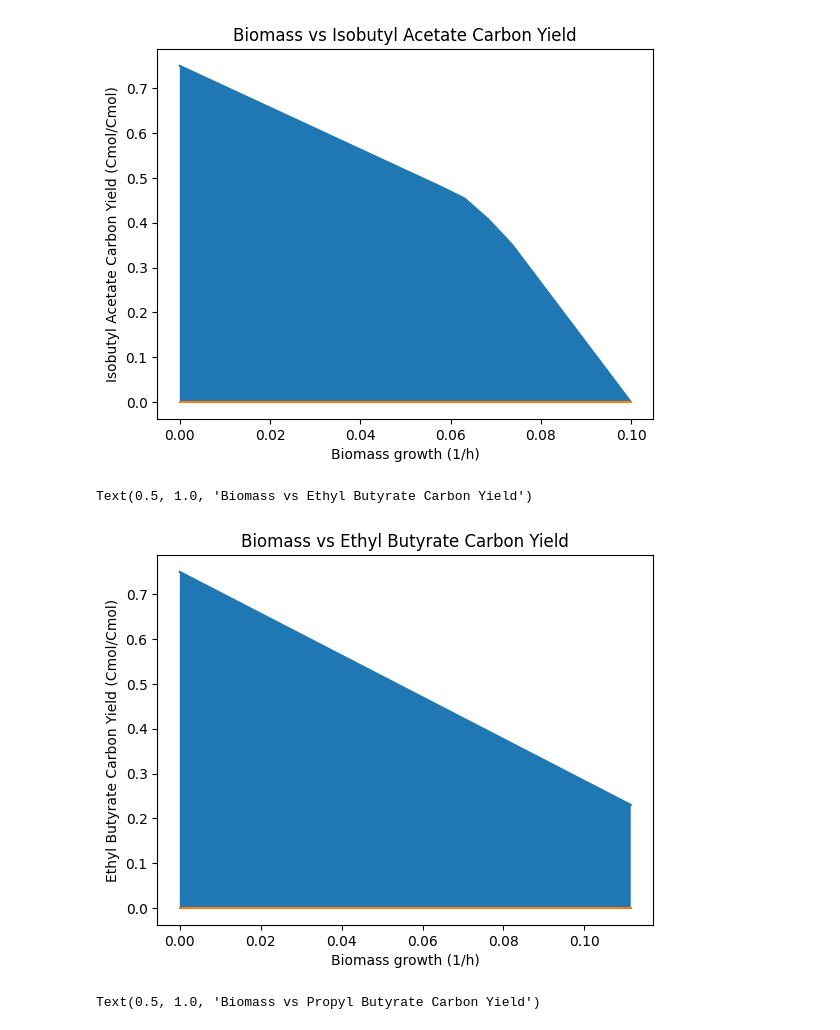
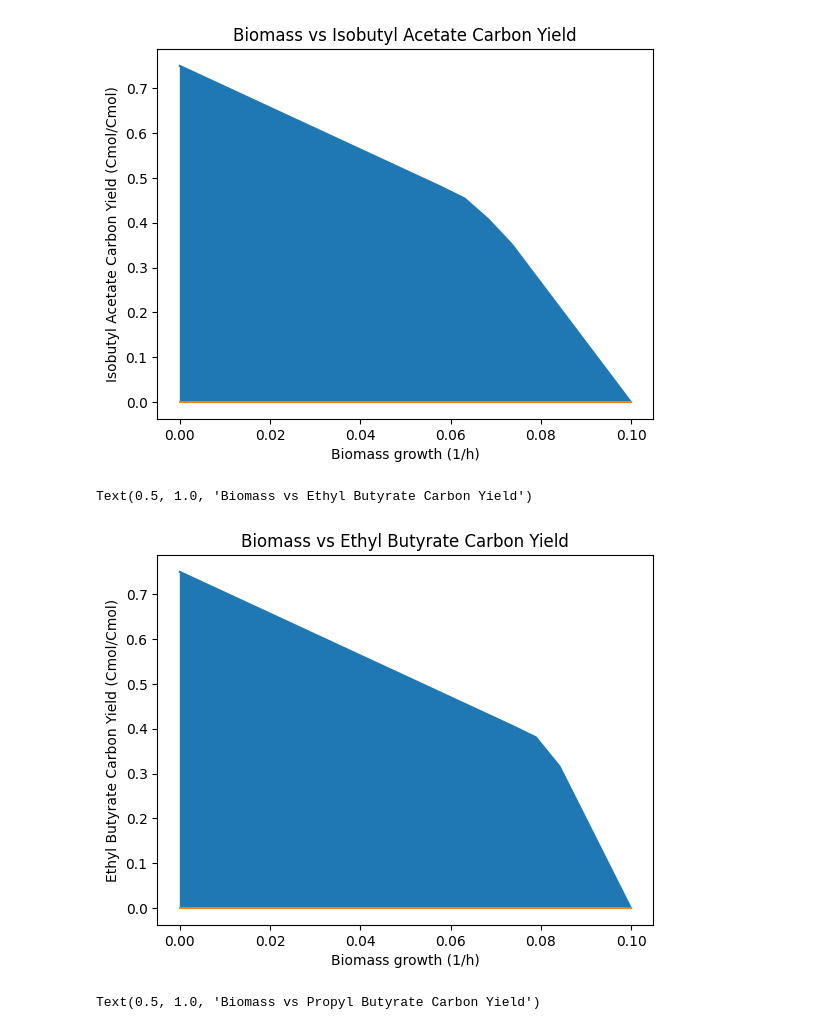
Before and after one commit to matthewkchung/iBag, a Jupyter notebook: test.ipynb, the cells around one changed output. Saved outputs shown, nothing was run; the diff lists cells and outputs as text; code cells hidden in the pictures.

```diff
--- a/test.ipynb
+++ b/test.ipynb
@@ -786,11 +786,13 @@ KeyError: 'adpac_c'
 # etylace,Ethyl acetate,"['ACALD', 'PYRDC', 'AATetylace']",etylace,ester,"['pyr', 'accoa']","('PMC', 'PMC4411949')",,C4H8O2,,,,,,,
 
 ex_etylace = Reaction('EX_etylace', lower_bound=0.0, upper_bound=1000.0)
-ex_etylace.add_metabolites({model.metabolites.get_by_id('etylace_c'): -1.0})
+ex_etylace.add_metabolites({model.metabolites.get_by_id('etylace[c]'): -1.0})
 model.add_reactions([ex_etylace])
 heterologous_rxns.add('EX_etylace')
 
-prod_env = carbon_yield_calcs(model, {'ACALD', 'PYRDC', 'AATetylace', 'EX_etylace'}, model.reactions.get_by_id('EX_etylace'), heterologous_rxns)
+prod_module = {'ACALD', 'PYRDC', 'AATetylace', 'EX_etylace'}
+
+prod_env = carbon_yield_calcs(model, prod_module.intersection(heterologous_rxns), model.reactions.get_by_id('EX_etylace'), heterologous_rxns)
 
 plt.fill_between(prod_env['EXBiomass'], prod_env['carbon_yield_minimum'], prod_env['carbon_yield_maximum'])
 plt.plot(prod_env['EXBiomass'], prod_env['carbon_yield_maximum'])
@@ -806,11 +809,13 @@ Text(0.5, 1.0, 'Biomass vs Ethyl Acetate Carbon Yield')
 # ppylace,Propyl acetate,"['ASPTA', 'ASPK', 'ASAD', 'HSDy', 'HSK', 'THRS', 'THRD_L', 'OBDHc', 'ALDD3procoa', 'ALCD3ir', 'AATppylace']",ppylace,ester,"['oaa', 'accoa']","('PMC', 'PMC4411949')","The key precursor, based on the included reactions is oaa.",C5H10O2,,,,,,,
 
 ex_ppylace = Reaction('EX_ppylace', lower_bound=0.0, upper_bound=1000.0)
-ex_ppylace.add_metabolites({model.metabolites.get_by_id('ppylace_c'): -1.0})
+ex_ppylace.add_metabolites({model.metabolites.get_by_id('ppylace[c]'): -1.0})
 model.add_reactions([ex_ppylace])
 heterologous_rxns.add('EX_ppylace')
 
-prod_env = carbon_yield_calcs(model, {'ASPTA', 'ASPK', 'ASAD', 'HSDy', 'HSK', 'THRS', 'THRD_L', 'OBDHc', 'ALDD3procoa', 'ALCD3ir', 'AATppylace', 'EX_ppylace'}, model.reactions.get_by_id('EX_ppylace'), heterologous_rxns)
+prod_module = {'ASPTA', 'ASPK', 'ASAD', 'HSDy', 'HSK', 'THRS', 'THRD_L', 'OBDHc', 'ALDD3procoa', 'ALCD3ir', 'AATppylace', 'EX_ppylace'}
+
+prod_env = carbon_yield_calcs(model, prod_module.intersection(heterologous_rxns), model.reactions.get_by_id('EX_ppylace'), heterologous_rxns)
 
 plt.fill_between(prod_env['EXBiomass'], prod_env['carbon_yield_minimum'], prod_env['carbon_yield_maximum'])
 plt.plot(prod_env['EXBiomass'], prod_env['carbon_yield_maximum'])
@@ -826,11 +831,13 @@ Text(0.5, 1.0, 'Biomass vs Propyl Acetate Carbon Yield')
 # ibutylace,Isobutyl acetate,"['ACLS', 'KARA1', 'DHAD1', 'OIVD2', 'IBUTCOA', 'ALCD23xi', 'AATibutylace']",ibutylace,ester,"['pyr', 'accoa']","('PMC', 'PMC4411949')",,C6H12O2,,,,,,,
 
 ex_ibutylace = Reaction('EX_ibutylace', lower_bound=0.0, upper_bound=1000.0)
-ex_ibutylace.add_metabolites({model.metabolites.get_by_id('ibutylace_c'): -1.0})
+ex_ibutylace.add_metabolites({model.metabolites.get_by_id('ibutylace[c]'): -1.0})
 model.add_reactions([ex_ibutylace])
 heterologous_rxns.add('EX_ibutylace')
 
-prod_env = carbon_yield_calcs(model, {'ACLS', 'KARA1', 'DHAD1', 'OIVD2', 'IBUTCOA', 'ALCD23xi', 'AATibutylace', 'EX_ibutylace'}, model.reactions.get_by_id('EX_ibutylace'), heterologous_rxns)
+prod_module = {'ACLS', 'KARA1', 'DHAD1', 'OIVD2', 'IBUTCOA', 'ALCD23xi', 'AATibutylace', 'EX_ibutylace'}
+
+prod_env = carbon_yield_calcs(model, prod_module.intersection(heterologous_rxns), model.reactions.get_by_id('EX_ibutylace'), heterologous_rxns)
 
 plt.fill_between(prod_env['EXBiomass'], prod_env['carbon_yield_minimum'], prod_env['carbon_yield_maximum'])
 plt.plot(prod_env['EXBiomass'], prod_env['carbon_yield_maximum'])
@@ -845,23 +852,25 @@ Text(0.5, 1.0, 'Biomass vs Isobutyl Acetate Carbon Yield')
 # %%
 # etylbte,Ethyl butanoate,"['ACACT1r', 'HACD1', 'ECOAH1', 'ACOAD1', 'BTCOARx', 'ACALD', 'PYRDC', 'AATetylbte']",etylbte,ester,"['accoa', 'pyr']","('PMID', 25281839)",,C6H12O2,,,,,,,
 
 ex_etylbte = Reaction('EX_etylbte', lower_bound=0.0, upper_bound=1000.0)
-ex_etylbte.add_metabolites({model.metabolites.get_by_id('etylbte_c'): -1.0})
+ex_etylbte.add_metabolites({model.metabolites.get_by_id('etylbte[c]'): -1.0})
 model.add_reactions([ex_etylbte])
 heterologous_rxns.add('EX_etylbte')
 
-prod_env = carbon_yield_calcs(model, {'ACACT1r', 'HACD1', 'ECOAH1', 'ACOAD1', 'BTCOARx', 'ACALD', 'PYRDC', 'AATetylbte', 'EX_etylbte'}, model.reactions.get_by_id('EX_etylbte'), heterologous_rxns)
+prod_module = {'ACACT1r', 'HACD1', 'ECOAH1', 'ACOAD1', 'BTCOARx', 'ACALD', 'PYRDC', 'AATetylbte', 'EX_etylbte'}
+
+prod_env = carbon_yield_calcs(model, prod_module.intersection(heterologous_rxns), model.reactions.get_by_id('EX_etylbte'), heterologous_rxns)
 
 plt.fill_between(prod_env['EXBiomass'], prod_env['carbon_yield_minimum'], prod_env['carbon_yield_maximum'])
 plt.plot(prod_env['EXBiomass'], prod_env['carbon_yield_maximum'])
 plt.plot(prod_env['EXBiomass'], prod_env['carbon_yield_minimum'])
 
 plt.xlabel("Biomass growth (1/h)")
 plt.ylabel("Ethyl Butyrate Carbon Yield (Cmol/Cmol)")
 plt.title("Biomass vs Ethyl Butyrate Carbon Yield")
 # %% [output]
 Text(0.5, 1.0, 'Biomass vs Ethyl Butyrate Carbon Yield')
-[figure, old version]
+[figure, new version]
 # %%
 # ppylbte,Propyl butanoate,"['ASPTA', 'ASPK', 'ASAD', 'HSDy', 'HSK', 'THRS', 'THRD_L', 'OBDHc', 'ALDD3procoa', 'ALCD3ir', 'ACACT1r', 'HACD1', 'ECOAH1', 'ACOAD1', 'BTCOARx', 'AATppylbte']",ppylbte,ester,"['oaa', 'accoa']","('PMID', 25281839)",,C7H14O2,,,,,,,
 
```
Also changed, not shown: parts of 4 cells of this notebook, 1 other file.
